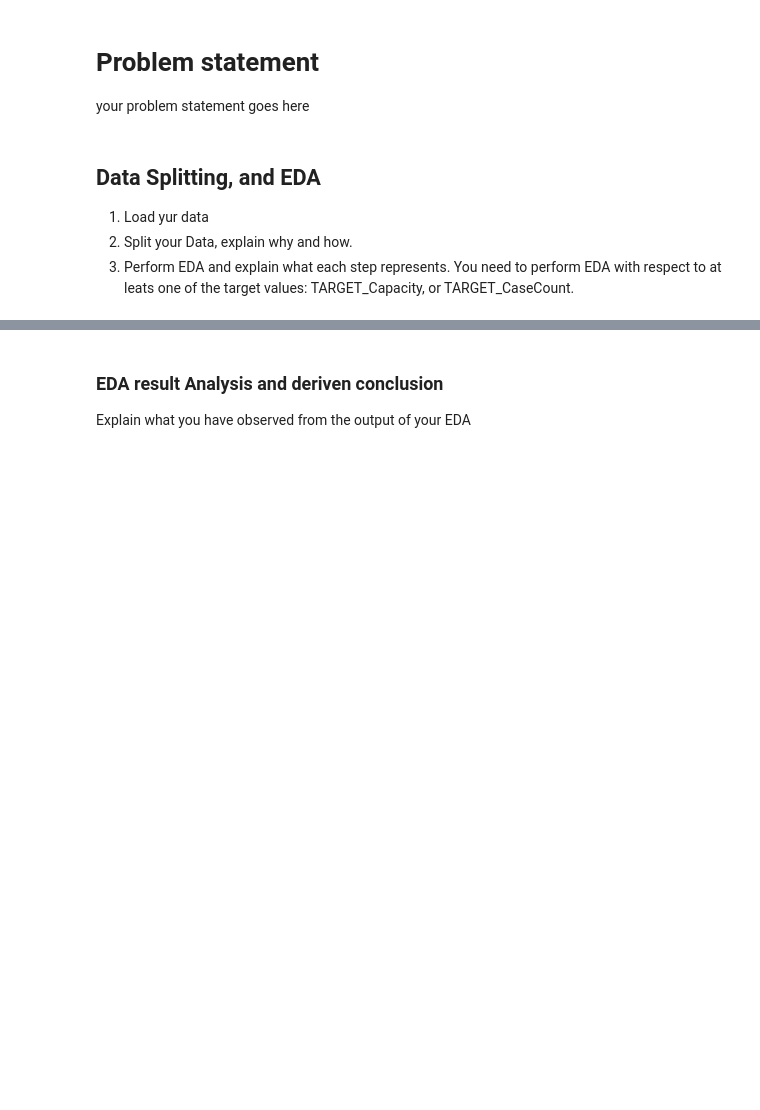
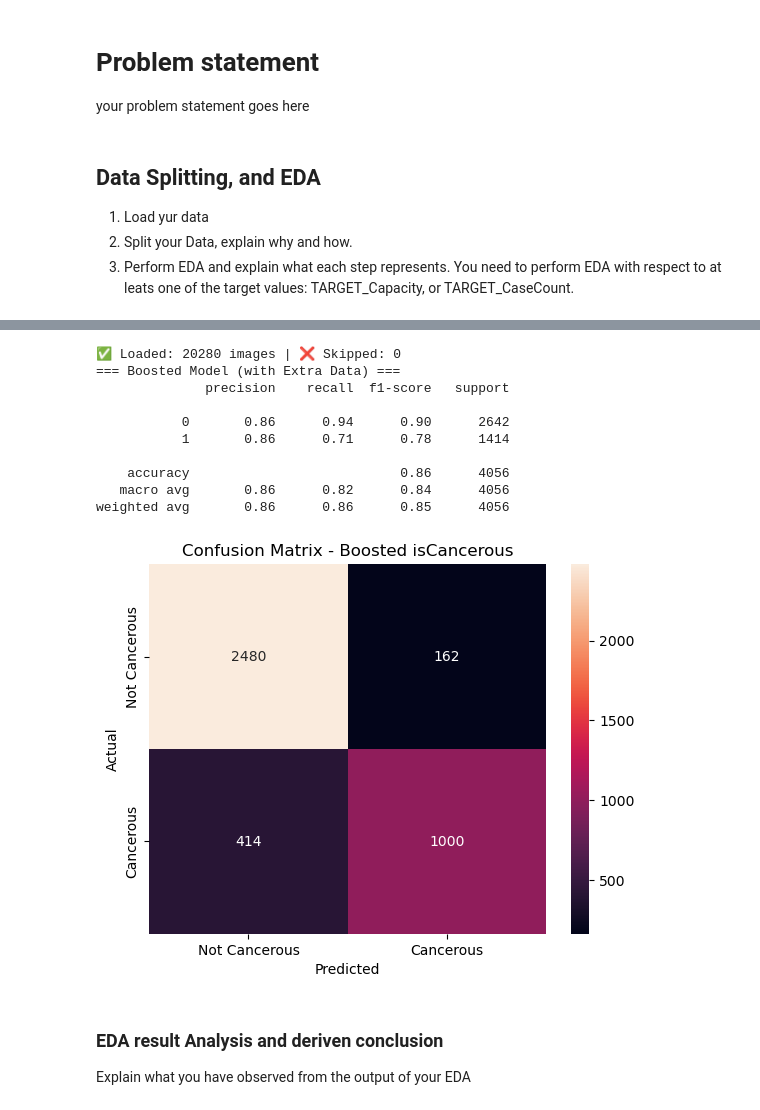
Before and after one commit to aryabad/ML_A2, a Jupyter notebook: Template2_UG_RENAME_to_your_student_number.ipynb, the cells around one changed output, grey strips where cells are left out. Drawn from its saved outputs; the diff is of its cells as text; code cells hidden in the pictures; blank space fills up the shorter version.

```diff
--- a/Template2_UG_RENAME_to_your_student_number.ipynb
+++ b/Template2_UG_RENAME_to_your_student_number.ipynb
@@ -24,3 +143,35 @@ import numpy as np
+# %%
+combined_df = pd.concat([main_data[['ImageName', 'isCancerous']], extra_data[['ImageName', 'isCancerous']]])
+X_combined, y_combined = load_images(combined_df, label_col='isCancerous')
+
+X_train_cb, X_test_cb, y_train_cb, y_test_cb = train_test_split(X_combined, y_combined, test_size=0.2, stratify=y_combined)
+
+model_boosted = RandomForestClassifier(n_estimators=100, random_state=42)
+model_boosted.fit(X_train_cb, y_train_cb)
+y_pred_cb = model_boosted.predict(X_test_cb)
+
+print("=== Boosted Model (with Extra Data) ===")
+print(classification_report(y_test_cb, y_pred_cb))
+
+sns.heatmap(confusion_matrix(y_test_cb, y_pred_cb), annot=True, fmt='d',
+            xticklabels=["Not Cancerous", "Cancerous"],
+            yticklabels=["Not Cancerous", "Cancerous"])
+plt.title("Confusion Matrix - Boosted isCancerous")
+plt.xlabel("Predicted")
+plt.ylabel("Actual")
+plt.show()
+# %% [output]
+✅ Loaded: 20280 images | ❌ Skipped: 0
+=== Boosted Model (with Extra Data) ===
+              precision    recall  f1-score   support
+
+           0       0.86      0.94      0.90      2642
+           1       0.86      0.71      0.78      1414
+
+    accuracy                           0.86      4056
+   macro avg       0.86      0.82      0.84      4056
+weighted avg       0.86      0.86      0.85      4056
+[figure, added]
 # %% [markdown]
 ### EDA result Analysis and deriven conclusion
 Explain what you have observed from the output of your EDA
```
Also changed, not shown: parts of 12 cells of this notebook.
